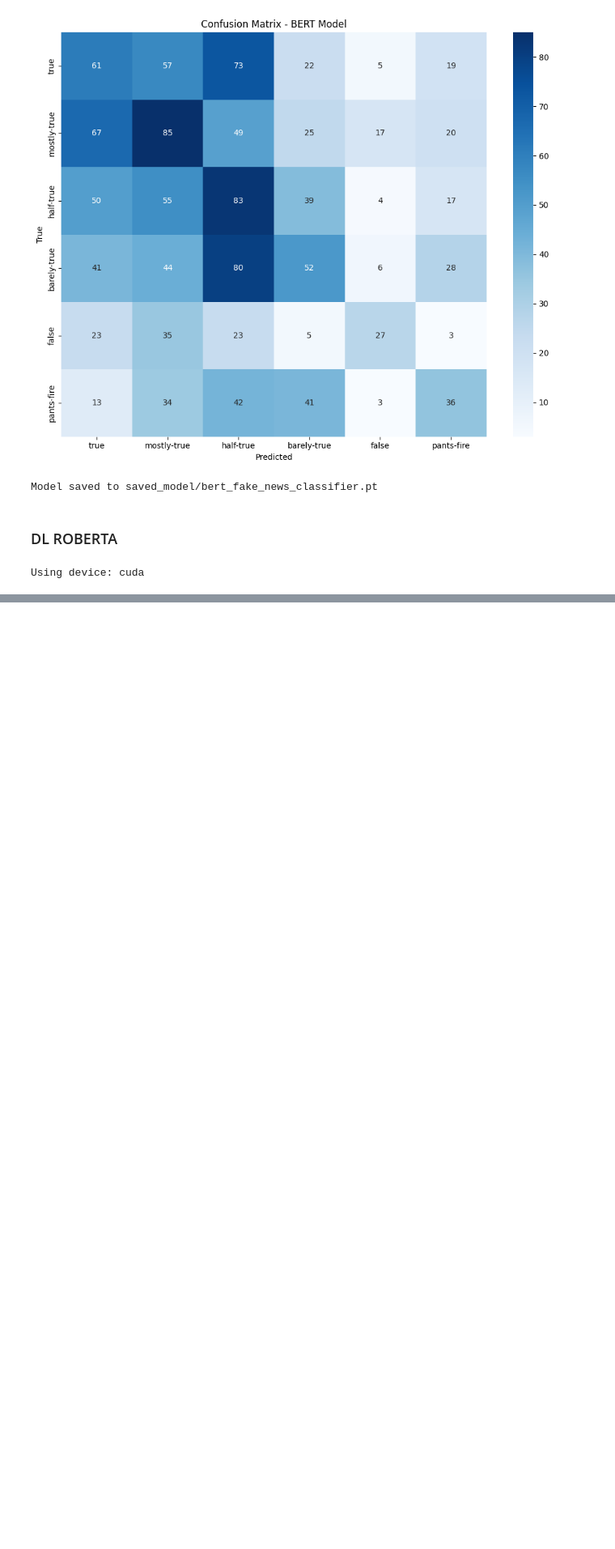
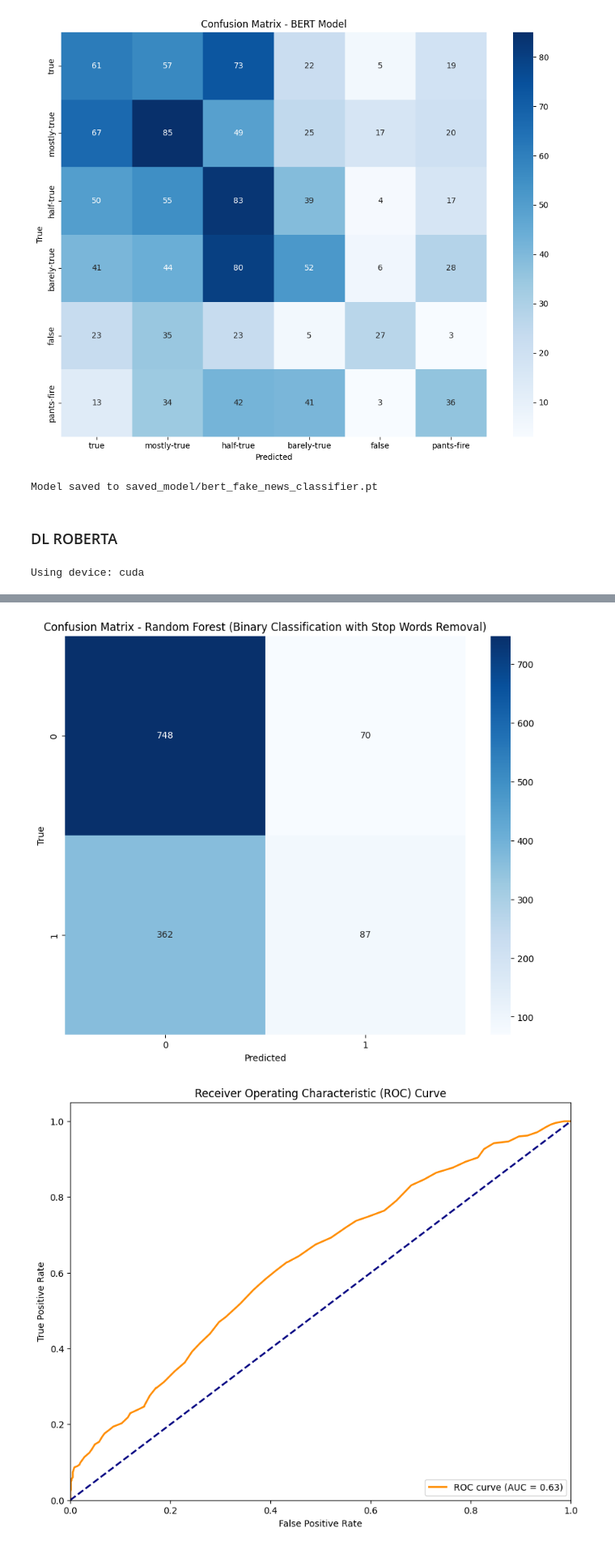
Before and after one commit to alexcri90/LIAR_TextMining_Bicocca, a Jupyter notebook: TM_Notebook.ipynb, the cells around one changed output, grey strips where cells are left out. Shown at 81% size. Cells and saved outputs as stored; diff of their text form; code cells hidden in the pictures; blank space fills up the shorter version.

```diff
--- a/TM_Notebook.ipynb
+++ b/TM_Notebook.ipynb
@@ -488,0 +815,4 @@ valid_dataloader = DataLoader(valid_data, batch_size=batch_size, shuffle=False)
+# %%
+# Train Random Forest model
+rf_model = RandomForestClassifier(n_estimators=100, random_state=42)
+rf_model.fit(X_combined, y_combined)
@@ -488,0 +821,10 @@ valid_dataloader = DataLoader(valid_data, batch_size=batch_size, shuffle=False)
+# %%
+# 2. Model Evaluation
+
+# Make predictions on test set
+y_pred = rf_model.predict(X_test)
+y_pred_proba = rf_model.predict_proba(X_test)[:, 1]
+
+# Print classification report
+print("Random Forest Performance (Binary Classification with Stop Words Removal):")
+print(classification_report(y_test, y_pred, target_names=['False', 'True']))
@@ -488,0 +841,43 @@ valid_dataloader = DataLoader(valid_data, batch_size=batch_size, shuffle=False)
+# %%
+# 3. Visualize Model Performance
+
+# Confusion Matrix
+cm = confusion_matrix(y_test, y_pred)
+plt.figure(figsize=(10, 8))
+sns.heatmap(cm, annot=True, fmt='d', cmap='Blues')
+plt.title('Confusion Matrix - Random Forest (Binary Classification with Stop Words Removal)')
+plt.xlabel('Predicted')
+plt.ylabel('True')
+plt.show()
+
+# ROC Curve
+fpr, tpr, _ = roc_curve(y_test, y_pred_proba)
+roc_auc = auc(fpr, tpr)
+
+plt.figure(figsize=(10, 8))
+plt.plot(fpr, tpr, color='darkorange', lw=2, label=f'ROC curve (AUC = {roc_auc:.2f})')
+plt.plot([0, 1], [0, 1], color='navy', lw=2, linestyle='--')
+plt.xlim([0.0, 1.0])
+plt.ylim([0.0, 1.05])
+plt.xlabel('False Positive Rate')
+plt.ylabel('True Positive Rate')
+plt.title('Receiver Operating Characteristic (ROC) Curve')
+plt.legend(loc="lower right")
+plt.show()
+
+# Feature Importance
+feature_importance = rf_model.feature_importances_
+feature_names = tfidf.get_feature_names_out().tolist() + numeric_features
+sorted_idx = np.argsort(feature_importance)
+top_20_idx = sorted_idx[-20:]
+
+plt.figure(figsize=(10, 8))
+plt.barh(range(20), feature_importance[top_20_idx])
+plt.yticks(range(20), [feature_names[i] for i in top_20_idx])
+plt.xlabel('Feature Importance')
+plt.title('Top 20 Most Important Features (with Stop Words Removal)')
+plt.tight_layout()
+plt.show()
+# %% [output]
+[figure, added]
+[figure, added]
```
Also changed, not shown: parts of 17 cells of this notebook.
